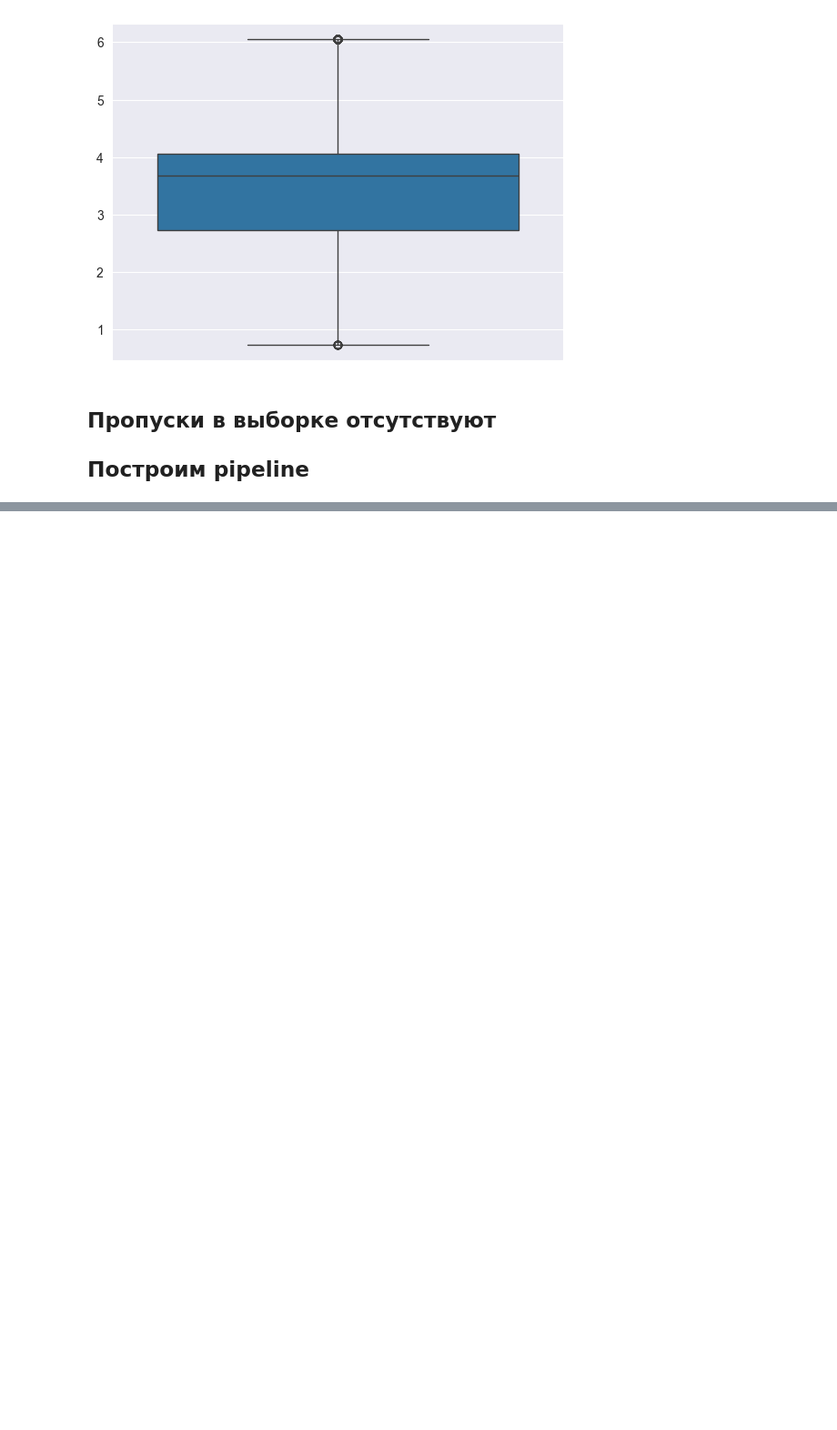
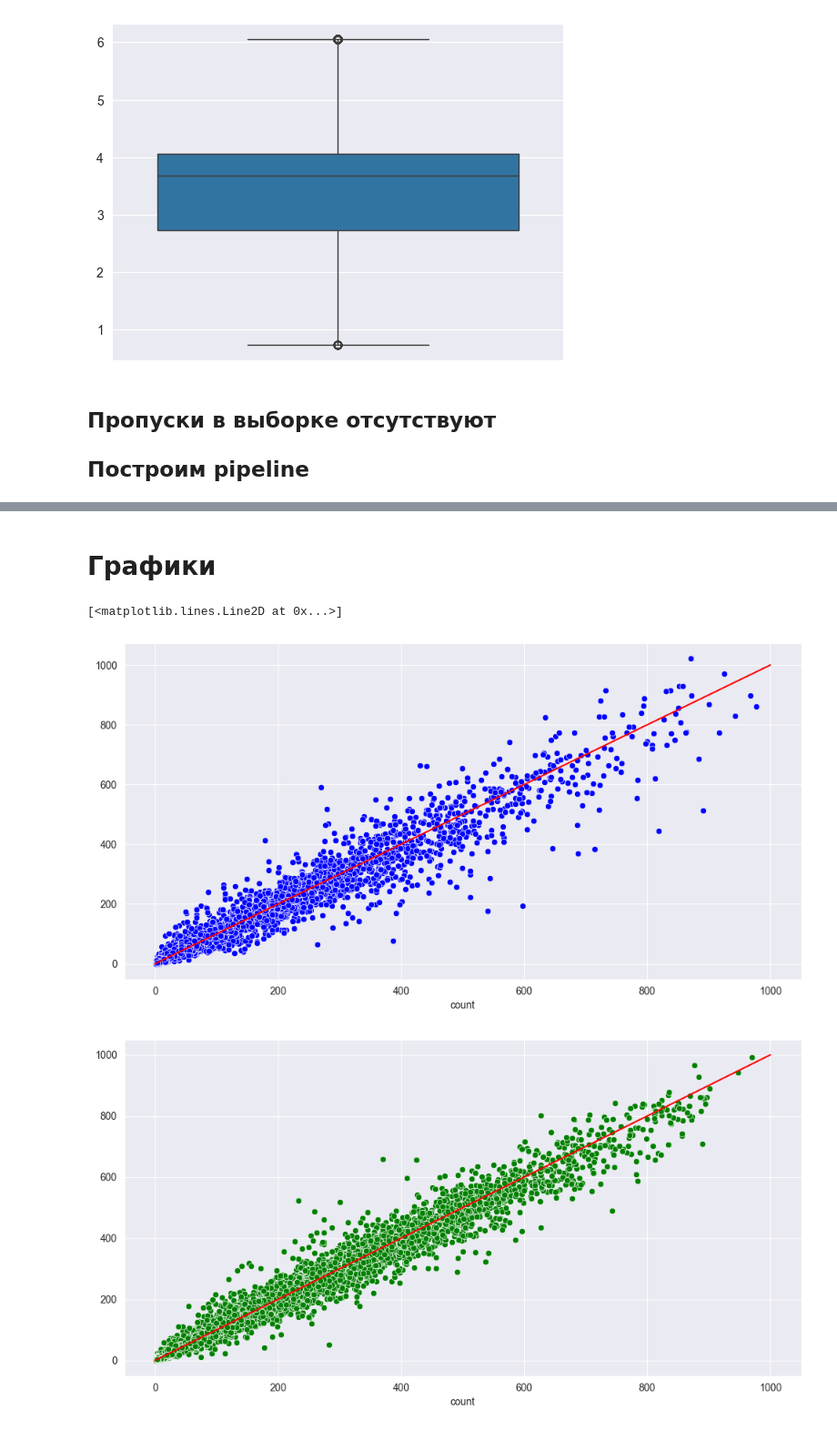
Before and after one commit to aquantumxd/data_science, a Jupyter notebook: Лекция 4. Отбор признаков и пайплайн обучения/Задание 2.ipynb, the cells around one changed output, grey strips where cells are left out. Shown at 91% size. Cells and saved outputs as stored; diff of their text form; code cells hidden in the pictures; blank space fills up the shorter version.

```diff
--- a/Лекция 4. Отбор признаков и пайплайн обучения/Задание 2.ipynb
+++ b/Лекция 4. Отбор признаков и пайплайн обучения/Задание 2.ipynb
@@ -408,0 +434,14 @@ R2: 0.6089364572833356
+# %% [markdown]
+# Графики
+# %%
+plt.figure(figsize=(12,6))
+sns.scatterplot(x=y_test, y=y_pred, color='b')
+plt.plot([0,1000], [0, 1000], color='r')
+
+plt.figure(figsize=(12,6))
+sns.scatterplot(x=y_train, y=y_pred_train, color='g')
+plt.plot([0,1000], [0, 1000], color='r')
+# %% [output]
+[<matplotlib.lines.Line2D at 0x...>]
+[figure, added]
+[figure, added]
```
Also changed, not shown: parts of 10 cells of this notebook, 1 other file.
